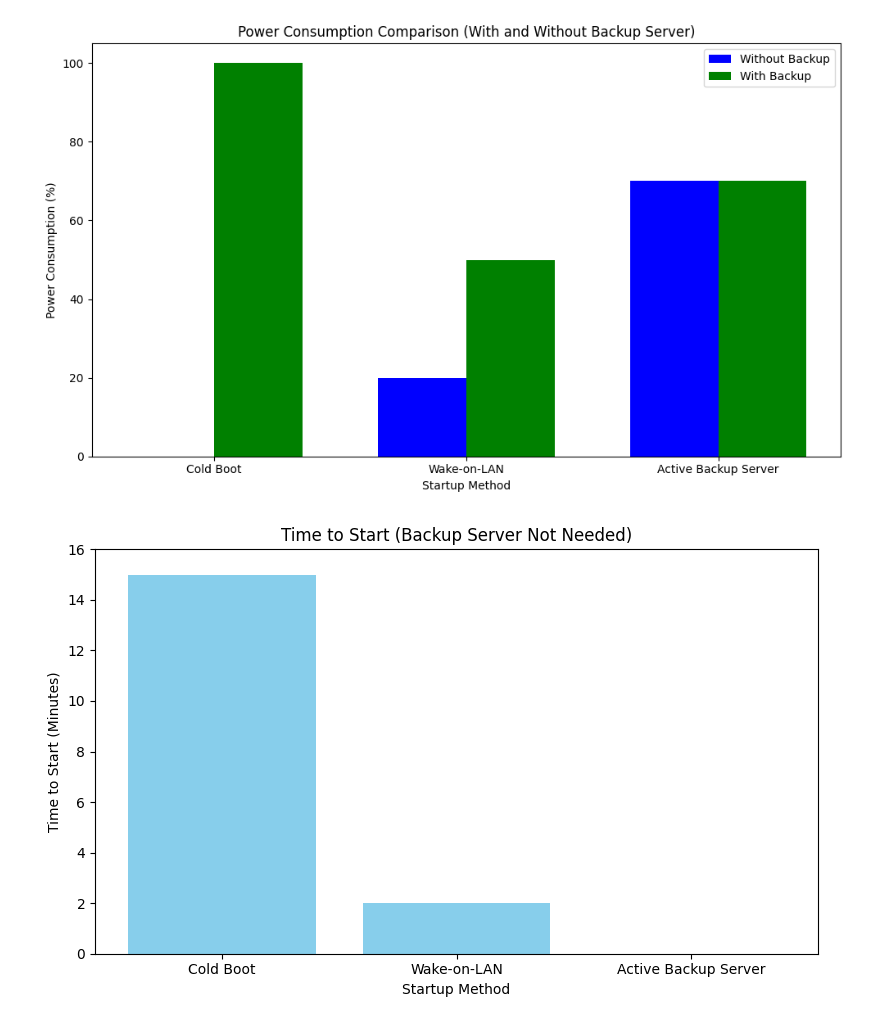
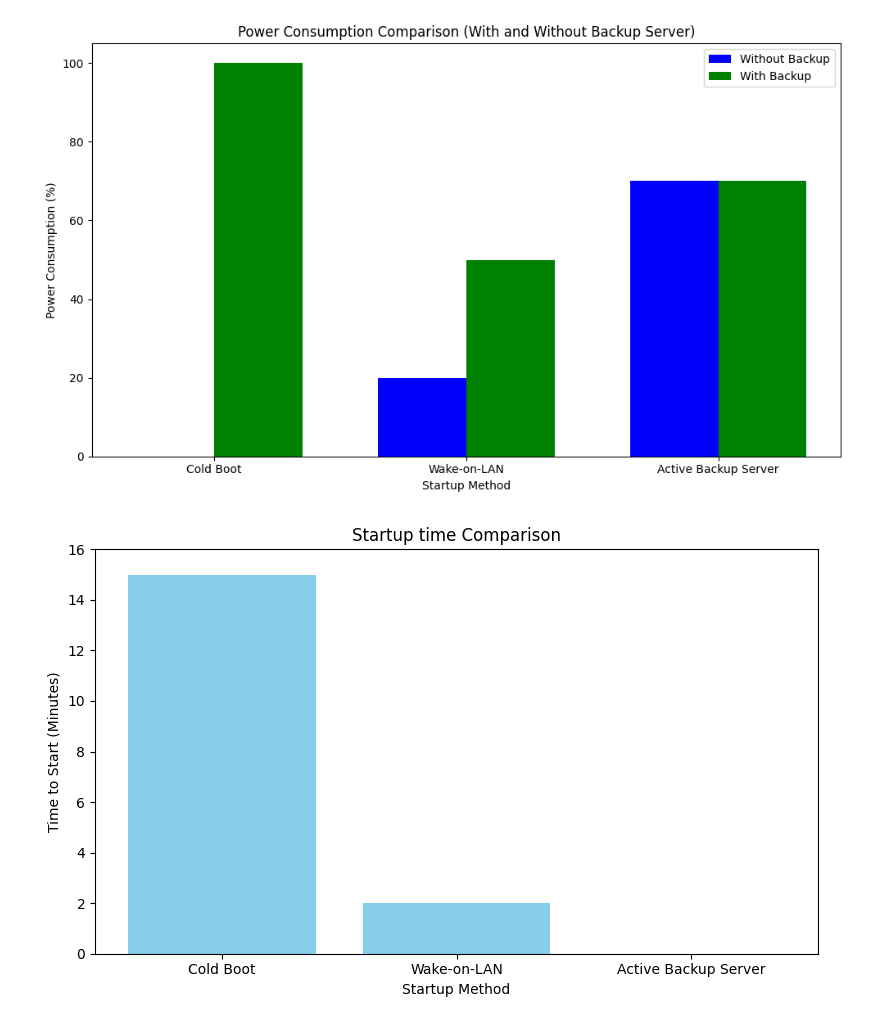
Before and after one commit to deepesh611/Minor-Project-DDoS-on-Cloud, a Jupyter notebook: Deepesh's Scripts/graph.ipynb, the cells around one changed output. Saved outputs shown, nothing was run; the diff lists cells and outputs as text; code cells hidden in the pictures.

```diff
--- a/Deepesh's Scripts/graph.ipynb
+++ b/Deepesh's Scripts/graph.ipynb
@@ -72,26 +72,26 @@ plt.show()
 # %%
 import matplotlib.pyplot as plt
 
 # Define the estimated time to start data for the two scenarios
 # Case 1: When the backup server is not needed
 labels_no_backup = ['Cold Boot', 'Wake-on-LAN', 'Active Backup Server']
 time_to_start_no_backup = [15, 2, 0]  # Time to start in minutes for each method
 
 # Create subplots
 fig, (ax1) = plt.subplots(1, 1, figsize=(8, 5))
 
 # Plot for "Backup Server Not Needed"
 ax1.bar(labels_no_backup, time_to_start_no_backup, color='skyblue')
-ax1.set_title('Time to Start (Backup Server Not Needed)')
+ax1.set_title('Startup time Comparison')
 ax1.set_ylabel('Time to Start (Minutes)')
 ax1.set_xlabel('Startup Method')
 
 # Set the same y-axis limit for both plots
 max_time = max(time_to_start_no_backup)
 ax1.set_ylim(0, max_time + 1)
 
 # Show plots
 plt.tight_layout()
 plt.show()
 # %% [output]
-[figure, old version]
+[figure, new version]
```
Also changed, not shown: 1 other file.
